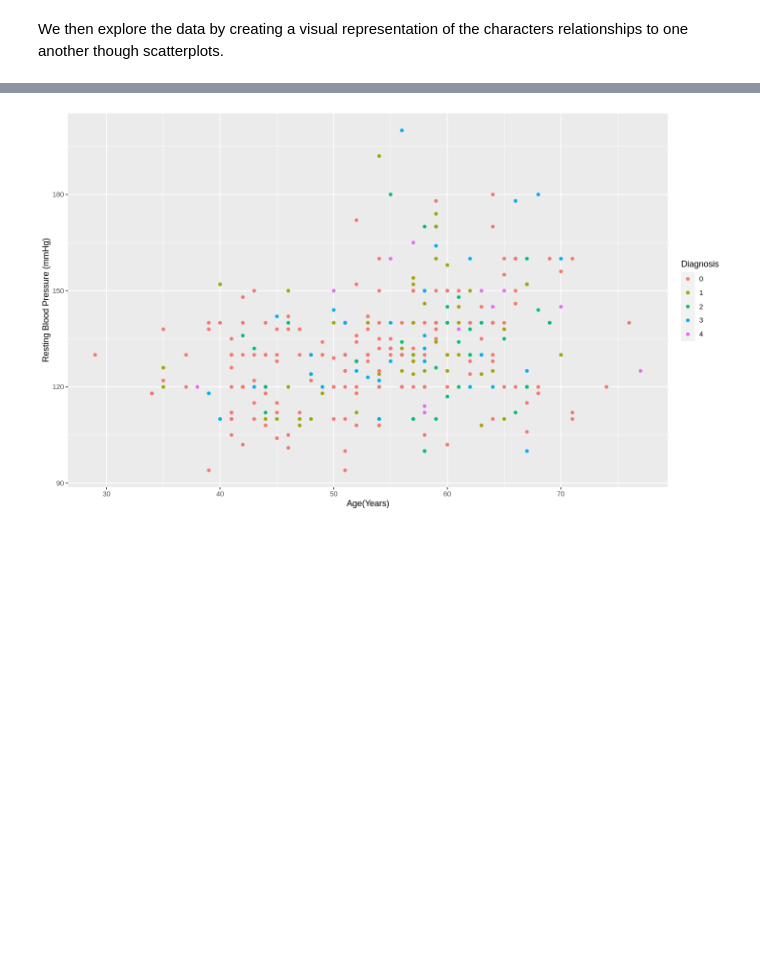
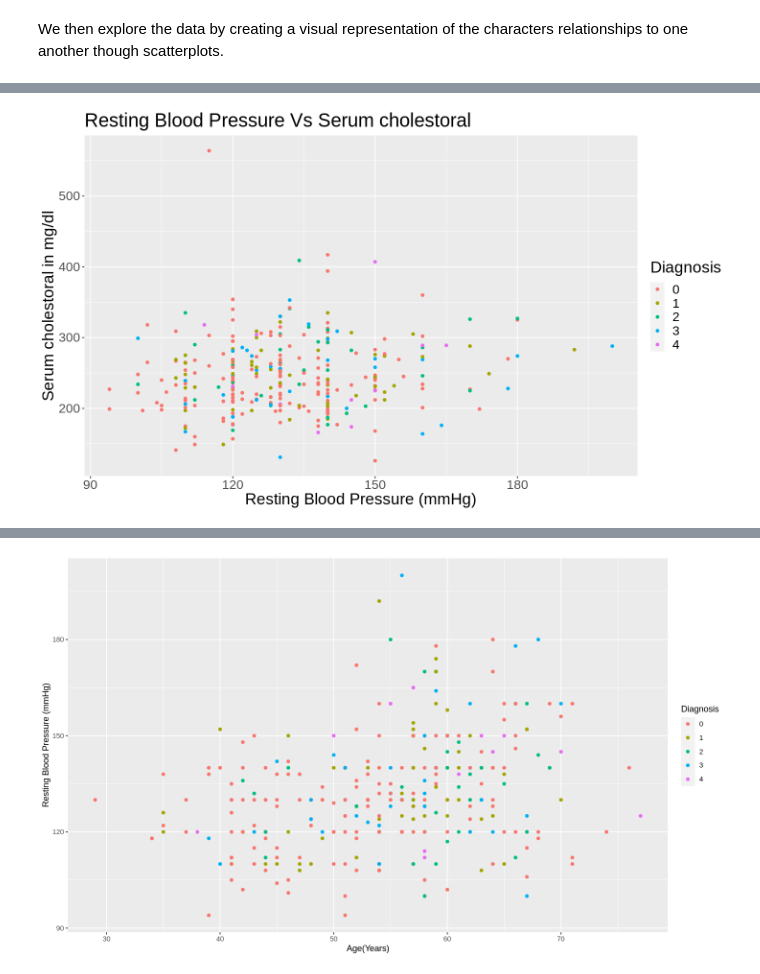
Before and after one commit to Wuliao-mao/DSCI-Project-10, a Jupyter notebook: Final Project.ipynb, the cells around one changed output, grey strips where cells are left out. Saved outputs shown, nothing was run; the diff lists cells and outputs as text; code cells hidden in the pictures; blank space fills up the shorter version.

```diff
--- a/Final Project.ipynb
+++ b/Final Project.ipynb
@@ -163,0 +151,11 @@ bar_age_num
+# %%
+age_num <- cleveland_df_sel %>%
+    ggplot(aes(x=restbps,y=chol, color = num)) +
+    geom_point() +
+    labs(x="Resting Blood Pressure (mmHg)", y="Serum cholestoral in mg/dl", color = "Diagnosis")+
+    theme(text = element_text(size = 20))+
+    ggtitle("Resting Blood Pressure Vs Serum cholestoral")
+
+age_num
+# %% [output]
+[figure, added]
```
Also changed, not shown: parts of 4 cells of this notebook.
